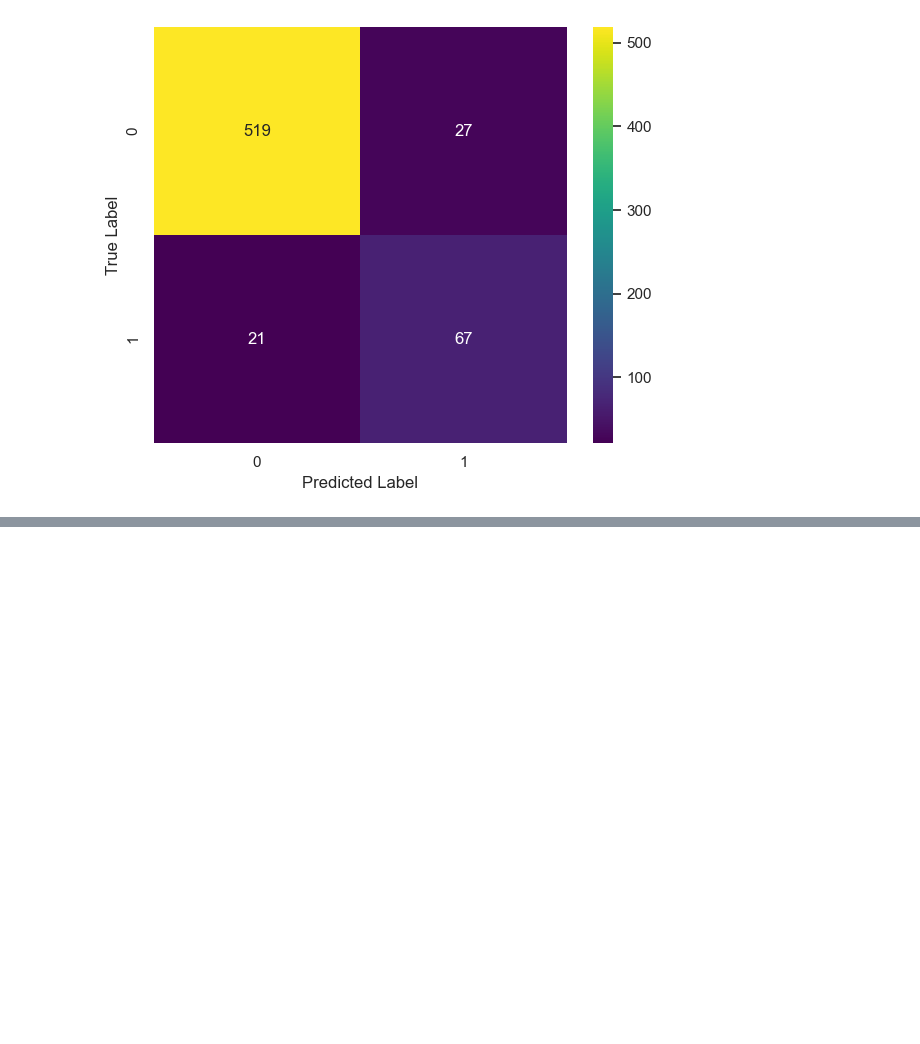
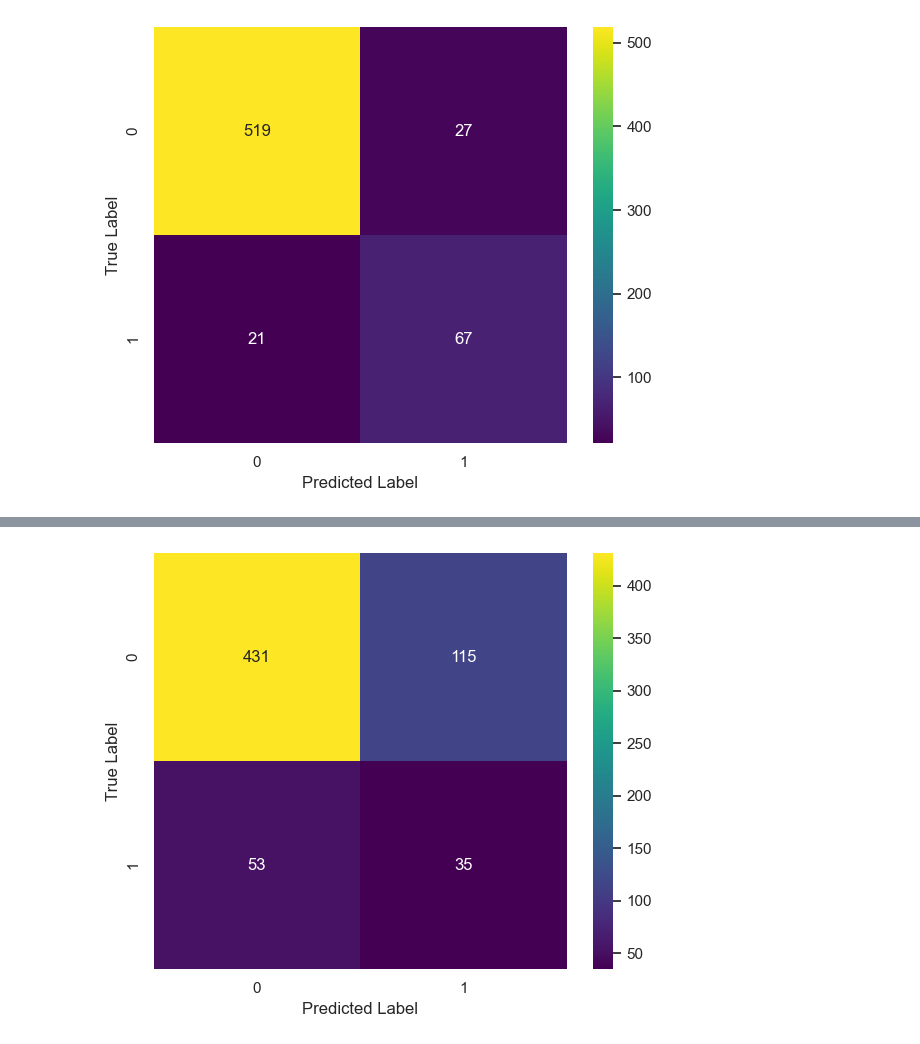
Before and after one commit to augustine-magani/Phase-3-Project, a Jupyter notebook: Augustine_phase_3_project.ipynb, the cells around one changed output, grey strips where cells are left out. Saved outputs shown, nothing was run; the diff lists cells and outputs as text; code cells hidden in the pictures; blank space fills up the shorter version.

```diff
--- a/Augustine_phase_3_project.ipynb
+++ b/Augustine_phase_3_project.ipynb
@@ -1373,0 +1263,15 @@ plt.show()
+# %%
+# Instantiate a K-nearest neighbor model
+
+knn_model = KNeighborsClassifier(n_neighbors=5) # start with 5 neighbors
+
+# Fit the training data
+knn_model.fit(X_train_smote, y_train_smote)
+
+# Make predictions on test set
+y_pred_knn = knn_model.predict(X_test_scaled)
+
+# Compute the accuracy of the model
+
+knn_acc = accuracy_score(y_test, y_pred_knn)
+print("K-Nearest Neighbor model accuracy:", knn_acc)
@@ -1373,0 +1297,6 @@ plt.show()
+# %%
+# Plot the confusion
+
+plot_confusion_matrix(y_test, y_pred_knn, class_labels=[0, 1])
+# %% [output]
+[figure, added]
```
Also changed, not shown: parts of 53 cells of this notebook.
